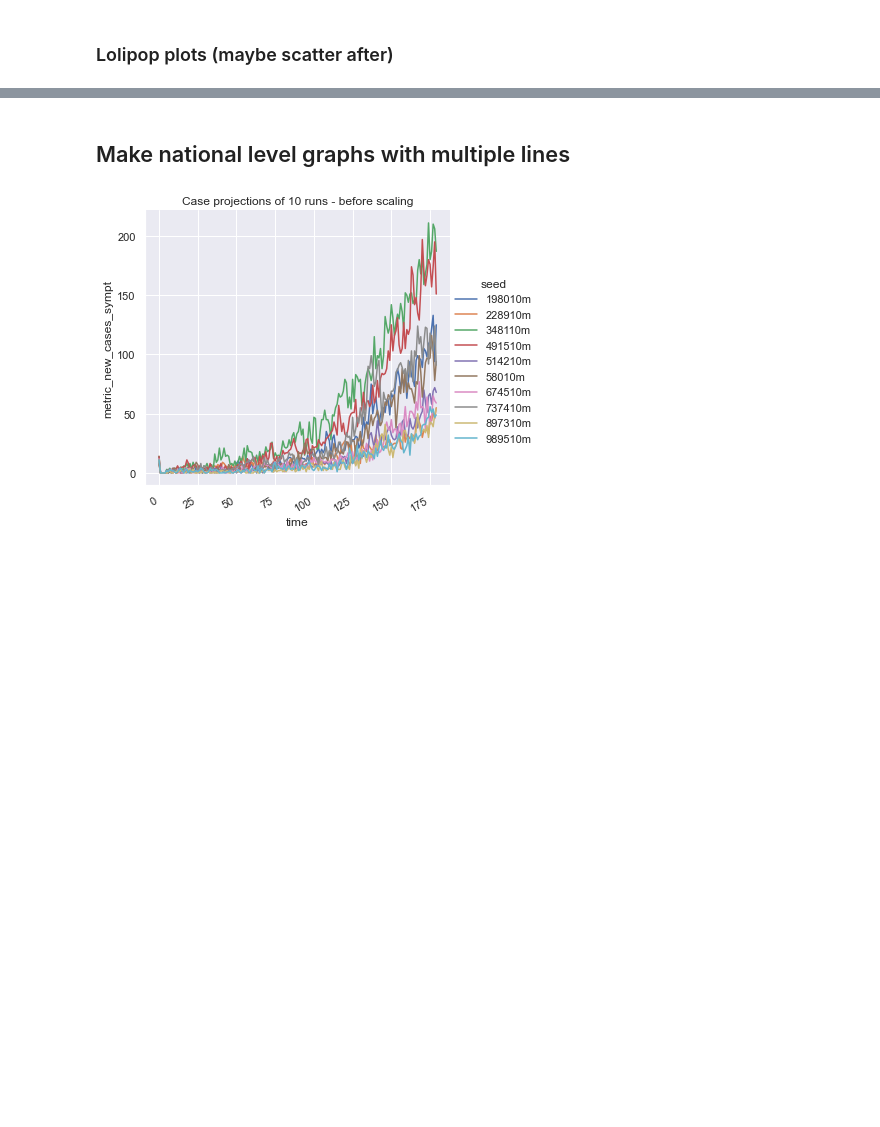
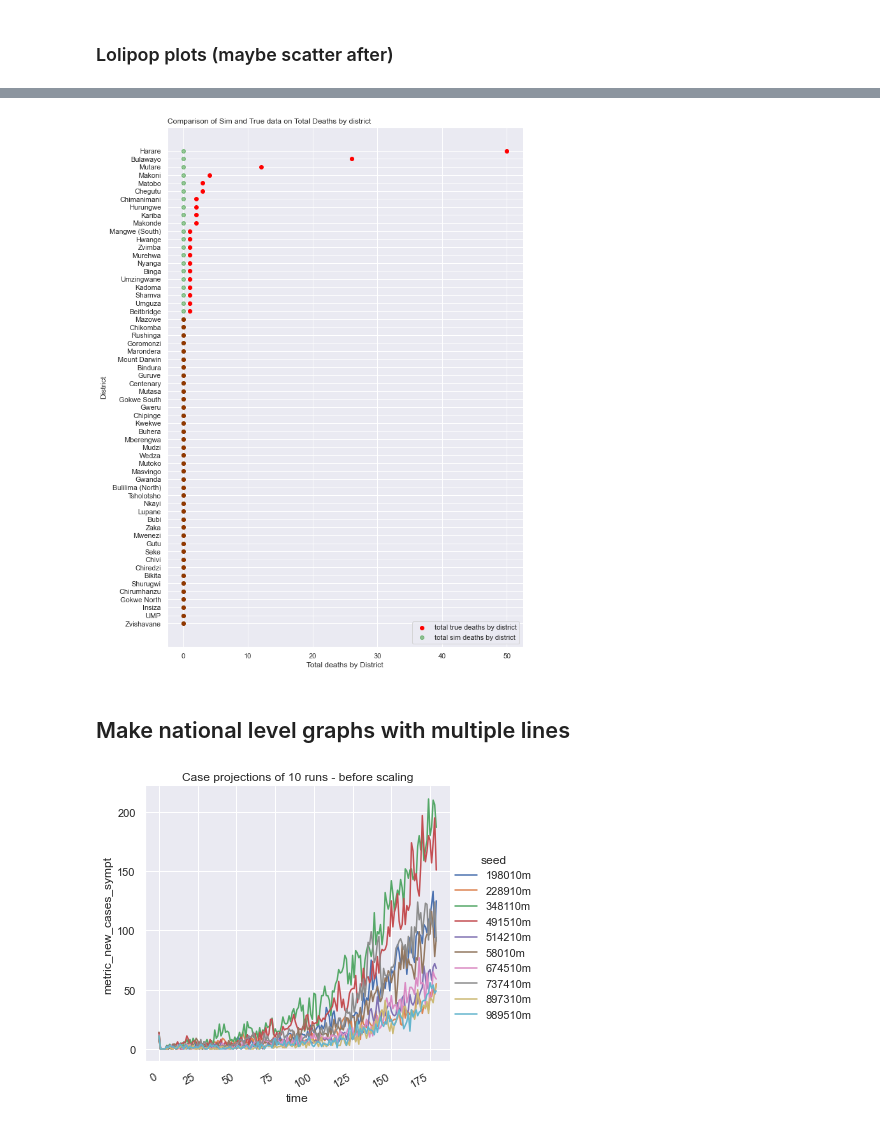
Before and after one commit to dime-worldbank/Disease-Modelling-SSA, a Jupyter notebook: notebooks/Sensitivity_analysis.ipynb, the cells around one changed output, grey strips where cells are left out. Cells and saved outputs as stored; diff of their text form; code cells hidden in the pictures; blank space fills up the shorter version.

```diff
--- a/notebooks/Sensitivity_analysis.ipynb
+++ b/notebooks/Sensitivity_analysis.ipynb
@@ -163,37 +187,27 @@ dist_true_plus_sim.describe()
 # %%
 # Reorder it following the values of the first value:
-ordered_df = dist_true_plus_sim.sort_values(by='true_cases_by_dist')
+ordered_df = dist_true_plus_sim.sort_values(by='true_deaths_by_dist')
+#ordered_df = dist_true_plus_sim[['districtId', 'true_cases_by_dist', 'sim_tot_cases_dist_med']]
+
 my_range=range(1,len(dist_true_plus_sim.index)+1)
+fig, ax = plt.subplots (figsize = (10, 15))
 
 # The horizontal plot is made using the hline function
-plt.hlines(y=district_name_shpfile, xmin=ordered_df['0'], xmax=ordered_df['2540'], color='grey', alpha=0.4)
-plt.scatter(ordered_df['true_cases_by_dist'], my_range, color='skyblue', alpha=1, label='')
-plt.scatter(ordered_df['value2'], my_range, color='green', alpha=0.4 , label='value2')
-plt.legend()
+#plt.hlines(y=ordered_df['district_name_shpfile'], xmin=ordered_df['true_cases_by_dist'], xmax=ordered_df['sim_tot_cases_dist_med'], color='grey', alpha=0.4)
+plt.scatter(ordered_df['true_deaths_by_dist'], my_range, color='red', alpha=1, label='total true deaths by district')
+plt.scatter(ordered_df['sim_tot_deaths_dist_med'], my_range, color='green', alpha=0.4 , label='total sim deaths by district')
+plt.legend(loc='lower right')
 
 # Add title and axis names
-plt.yticks(my_range, ordered_df['group'])
-plt.title("Comparison of the value 1 and the value 2", loc='left')
-plt.xlabel('Value of the variables')
-plt.ylabel('Group')
+plt.yticks(my_range, ordered_df['district_name_shpfile'])
+plt.title("Comparison of Sim and True data on Total Deaths by district", loc='left')
+plt.xlabel('Total deaths by District')
+plt.ylabel('District')
 
 # Show the graph
-plt.show()
-
-# The horizontal plot is made using the hline function
-plt.hlines(y=my_range, xmin=ordered_df['value1'], xmax=ordered_df['value2'], color='grey', alpha=0.4)
-plt.scatter(ordered_df['value1'], my_range, color='skyblue', alpha=1, label='value1')
-plt.scatter(ordered_df['value2'], my_range, color='green', alpha=0.4 , label='value2')
-plt.legend()
-
-# Add title and axis names
-plt.yticks(my_range, ordered_df['group'])
-plt.title("Comparison of the value 1 and the value 2", loc='left')
-plt.xlabel('Value of the variables')
-plt.ylabel('Group')
-
-# Show the graph
-plt.show()
+plt.savefig(path+'plots/district/box_plots/tot_deaths_dists_sim_vs_true.png')
+# %% [output]
+[figure, added]
 # %% [markdown]
 ## Make national level graphs with multiple lines
 # %%
```
Also changed, not shown: parts of 3 cells of this notebook, 1 other file.
